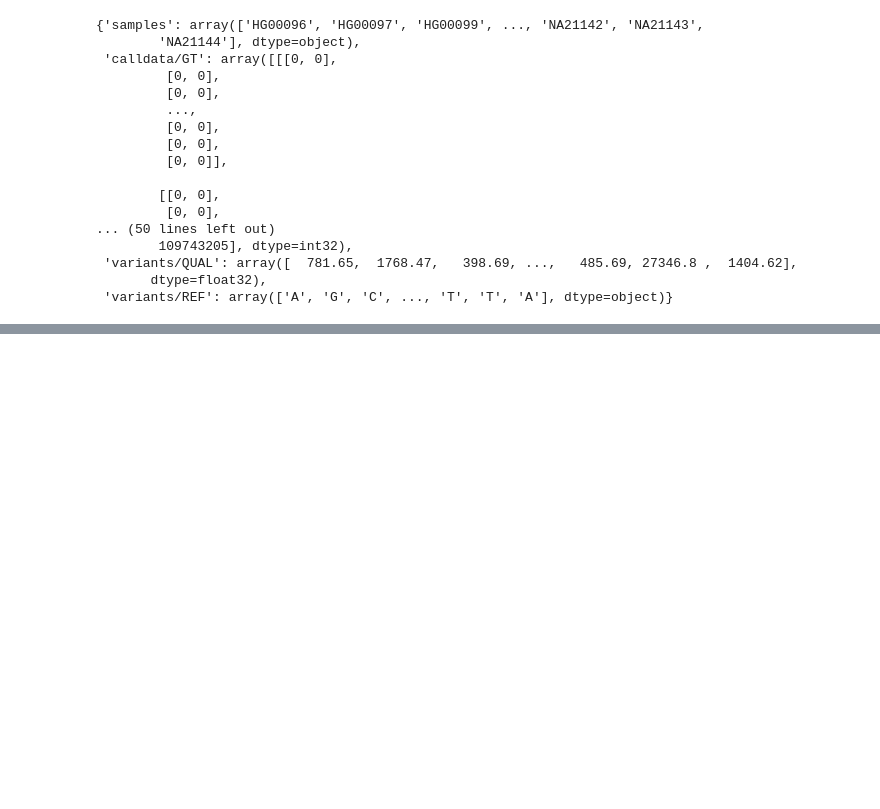
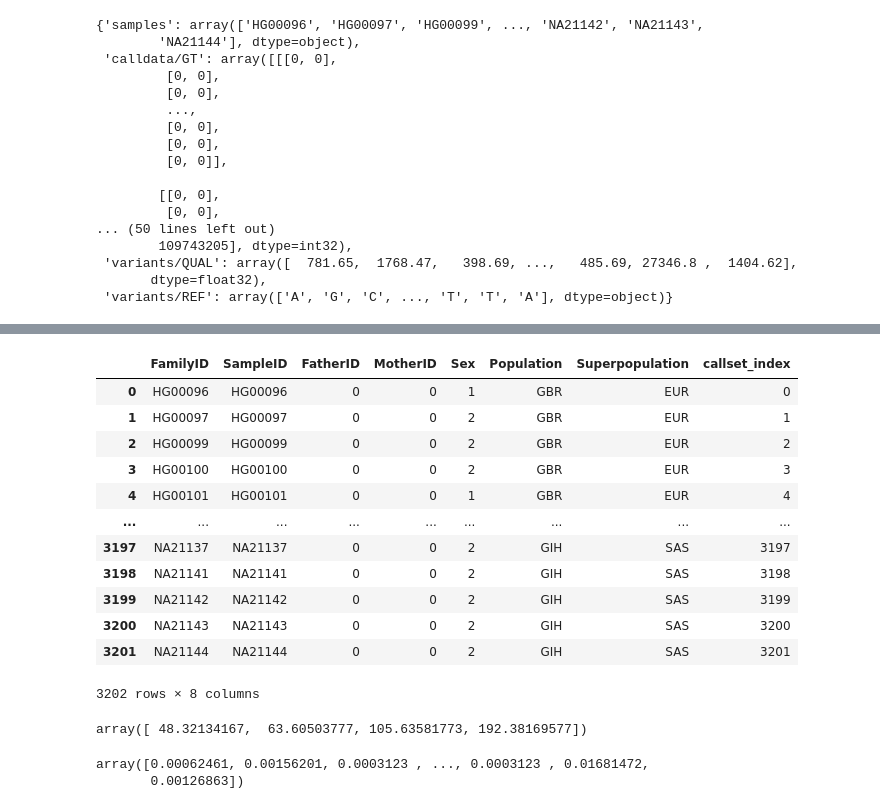
Before and after one commit to BCFZzw/rerun_fwdpy, a Jupyter notebook: jupyter/minimal_pipeline.ipynb, the cells around one changed output, grey strips where cells are left out. Drawn from its saved outputs; the diff is of its cells as text; code cells hidden in the pictures; blank space fills up the shorter version.

```diff
--- a/jupyter/minimal_pipeline.ipynb
+++ b/jupyter/minimal_pipeline.ipynb
@@ -463,0 +175,24 @@ def subset_Dz_computation(snp_window, max_snp_per_subset = 5000):
+# %%
+panel_path = "/home/alouette/projects/ctb-sgravel/alouette/1000Genome/20130606_g1k_3202_samples_ped_population.txt"
+panel = read_panel(panel_path)
+panel = add_callset_index(panel, EDAR_callset['samples'])
+panel
+# %% [output]
+|  | FamilyID | SampleID | FatherID | MotherID | Sex | Population | Superpopulation | callset_index |
+| 0 | HG00096 | HG00096 | 0 | 0 | 1 | GBR | EUR | 0 |
+| 1 | HG00097 | HG00097 | 0 | 0 | 2 | GBR | EUR | 1 |
+| 2 | HG00099 | HG00099 | 0 | 0 | 2 | GBR | EUR | 2 |
+| 3 | HG00100 | HG00100 | 0 | 0 | 2 | GBR | EUR | 3 |
+| 4 | HG00101 | HG00101 | 0 | 0 | 1 | GBR | EUR | 4 |
+| ... | ... | ... | ... | ... | ... | ... | ... | ... |
+| 3197 | NA21137 | NA21137 | 0 | 0 | 2 | GIH | SAS | 3197 |
+| 3198 | NA21141 | NA21141 | 0 | 0 | 2 | GIH | SAS | 3198 |
+| 3199 | NA21142 | NA21142 | 0 | 0 | 2 | GIH | SAS | 3199 |
+| 3200 | NA21143 | NA21143 | 0 | 0 | 2 | GIH | SAS | 3200 |
+| 3201 | NA21144 | NA21144 | 0 | 0 | 2 | GIH | SAS | 3201 |
+3202 rows × 8 columns
+# %%
+snp_window_H = allel.heterozygosity_observed(snp_window)
+np.sum(snp_window_LD, axis = 1)
+# %% [output]
+array([ 48.32134167,  63.60503777, 105.63581773, 192.38169577])
@@ -463,0 +213,6 @@ def subset_Dz_computation(snp_window, max_snp_per_subset = 5000):
+# %%
+ALL_H = allel.heterozygosity_observed(select_by_super_population(panel, snp_array, ""), fill = -1)
+ALL_H
+# %% [output]
+array([0.00062461, 0.00156201, 0.0003123 , ..., 0.0003123 , 0.01681472,
+       0.00126863])
```
Also changed, not shown: parts of 49 cells of this notebook.
